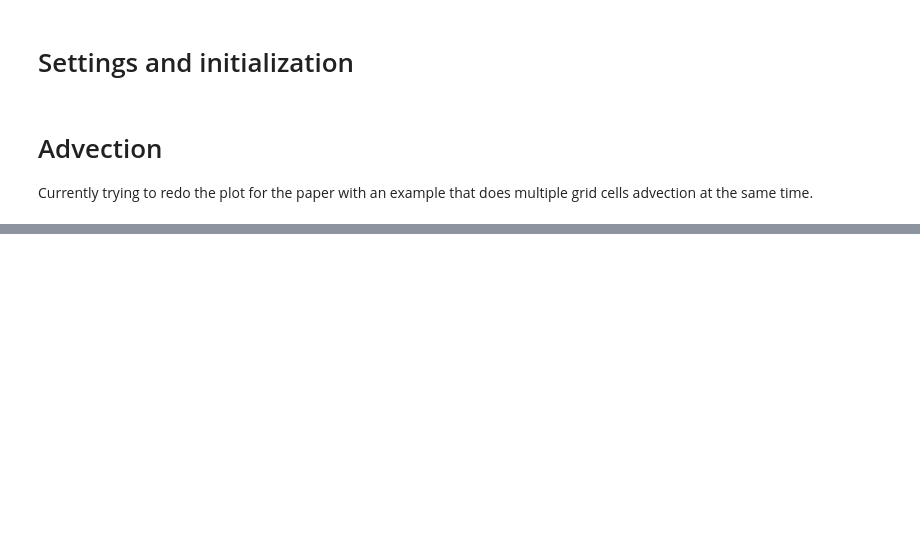
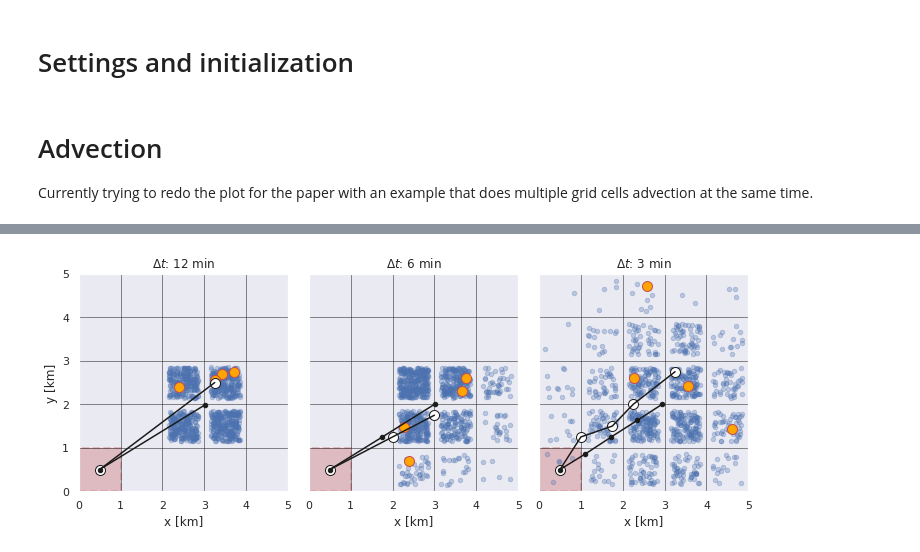
Before and after one commit to pgriewank/BioG, a Jupyter notebook: advection_numerics_plot_20200330.ipynb, the cells around one changed output, grey strips where cells are left out. Cells and saved outputs as stored; diff of their text form; code cells hidden in the pictures; blank space fills up the shorter version.

```diff
--- a/advection_numerics_plot_20200330.ipynb
+++ b/advection_numerics_plot_20200330.ipynb
@@ -124,0 +133,34 @@ fig.savefig('plot_advection_0331.pdf',bbox_inches='tight')
+# %%
+#Setup for fance paper plot comparing timesteps, cuts out all non advection related stuff
+
+#--- Grid parameters ----------
+nx   = 5     #grid size
+ny   = 5
+nsiz = 2       #nr of sizes in spectrum
+ntim = 10     #nr of timesteps
+nage = 1        #dimension of thermal demographics: number of thermal age strata
+
+dx   = 1000.    #x gridspacing     [m]
+dy   = 1000.     #y gridspacing     [m]
+dsiz = 100.    #width of size bin [m]
+dtim = 60.     #time increment    [s]
+
+
+nage = 1   #demographics: number of object age strata
+
+
+#--- Advection parameters
+u  = dx/dtim/12. *2.5 #x wind, used for advection [m/s]
+v  = dy/dtim/12.*1.5 #y wind, used for advection [m/s]
+
+
+
+
+#--- declare arrays -----------
+x    = ( np.array(range(nx  )) + 0.5) * dx
+y    = ( np.array(range(ny  )) + 0.5) * dy
+siz  = ( np.array(range(nsiz)) + 0.5) * dsiz
+tim  = ( np.array(range(ntim)) + 0.5) * dtim
+
+N        = np.zeros( (nx,ny,nsiz,ntim,nage) ).astype(int)    #array containing object number
+seed = 0
@@ -124,0 +245,4 @@ fig.savefig('plot_advection_0331.pdf',bbox_inches='tight')
+# %%
+fig = func_advection_numerics_plot(N_1[:,:,:,:,0],N_2[:,:,:,:,0],N_4[:,:,:,:,0])
+# %% [output]
+[figure, added]
```
Also changed, not shown: parts of 8 cells of this notebook, 1 other file.
